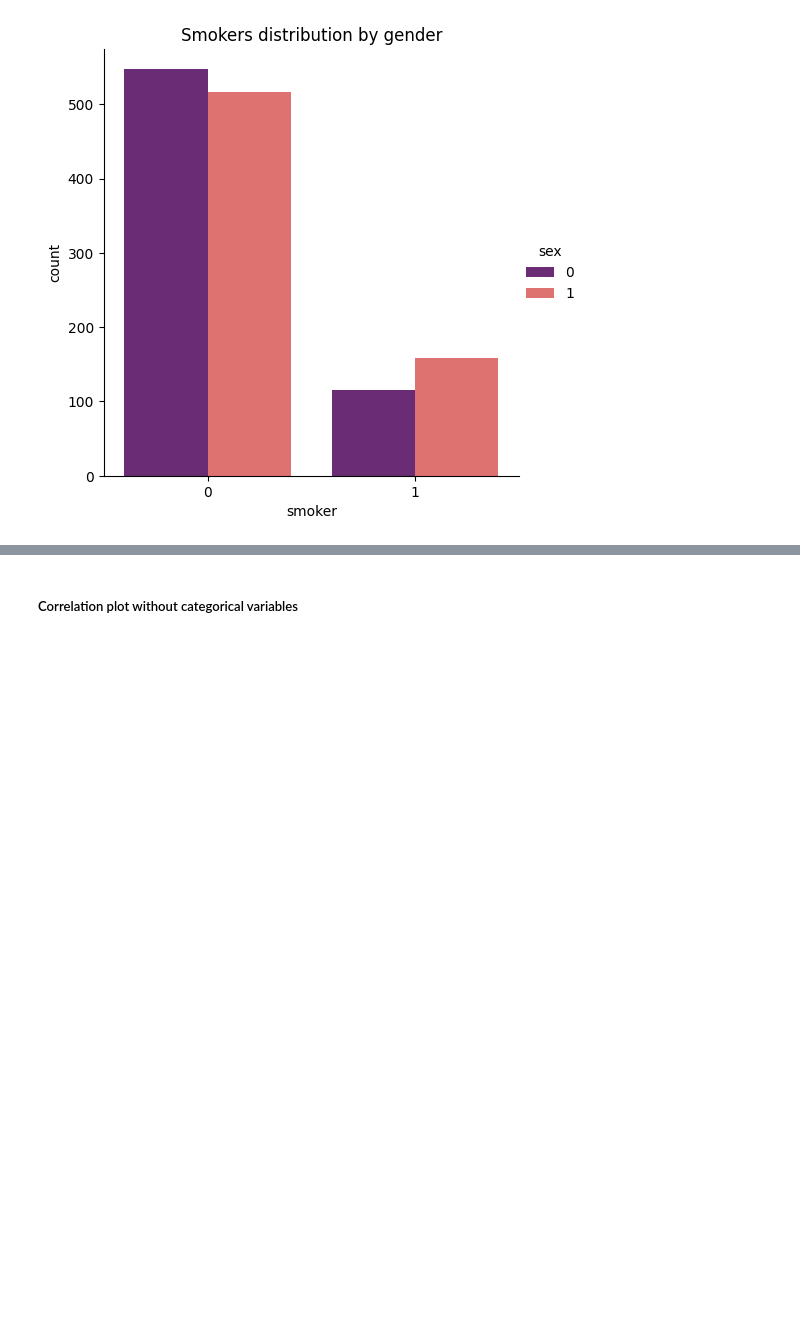
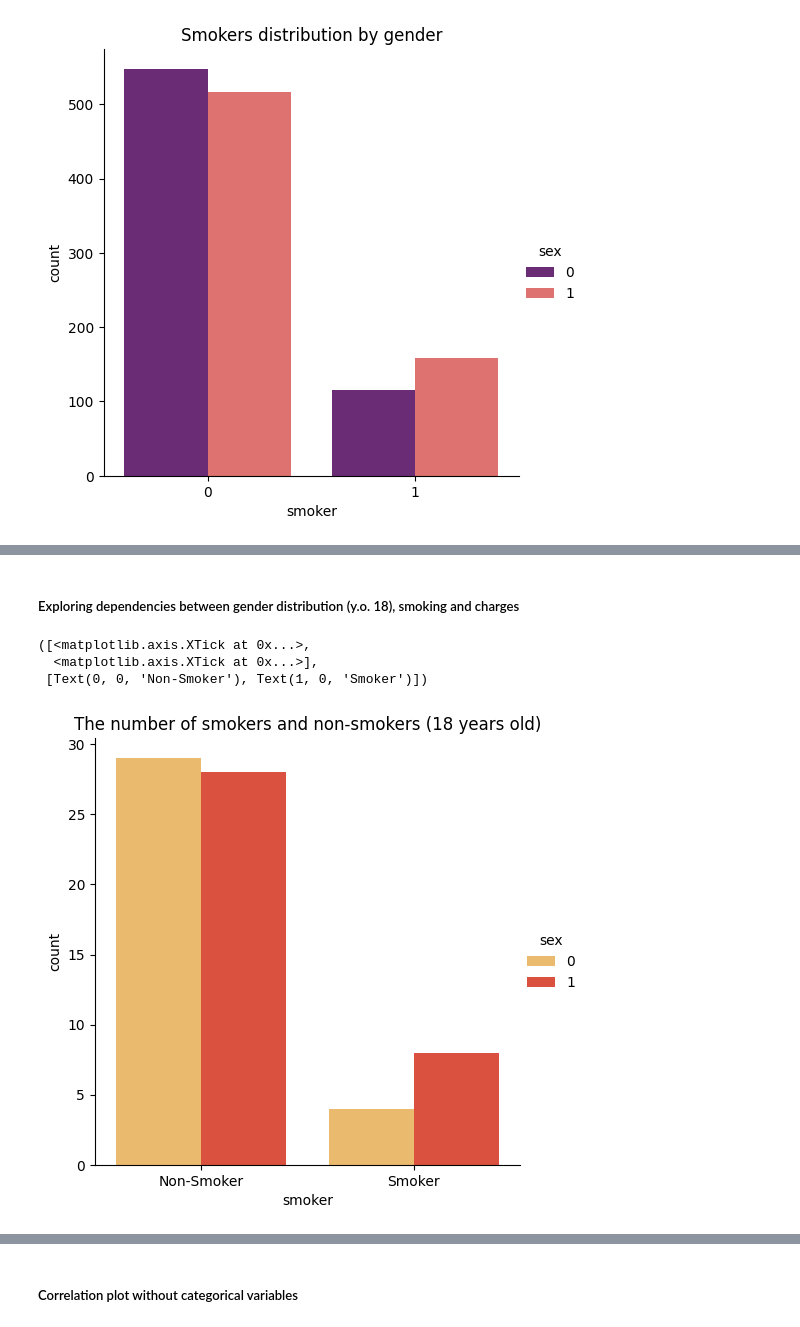
Before and after one commit to ahilah/Personal-medical-insurance-cost-prediction-model, a Jupyter notebook: medical-insurance-pred.ipynb, the cells around one changed output, grey strips where cells are left out. Cells and saved outputs as stored; diff of their text form; code cells hidden in the pictures; blank space fills up the shorter version.

```diff
--- a/hello.ipynb
+++ b/medical-insurance-pred.ipynb
@@ -351,0 +355,11 @@ plt.yticks([0, 1], ['Non-Smoker', 'Smoker'], rotation = 90)
+# %% [markdown]
+##### Exploring dependencies between gender distribution (y.o. 18), smoking and charges
+# %%
+sns.catplot(x="smoker", kind="count",hue = 'sex', palette="YlOrRd", data=df[(df.age == 18)])
+plt.title("The number of smokers and non-smokers (18 years old)")
+plt.xticks([0, 1], ['Non-Smoker', 'Smoker'])
+# %% [output]
+([<matplotlib.axis.XTick at 0x...>,
+  <matplotlib.axis.XTick at 0x...>],
+ [Text(0, 0, 'Non-Smoker'), Text(1, 0, 'Smoker')])
+[figure, added]
```
Also changed, not shown: parts of 19 cells of this notebook.
